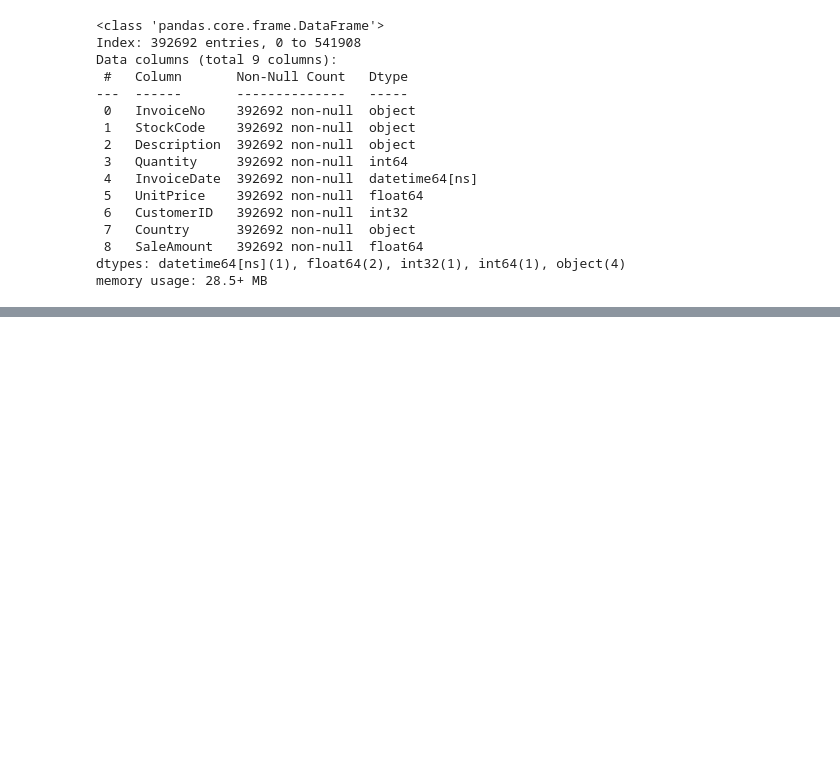
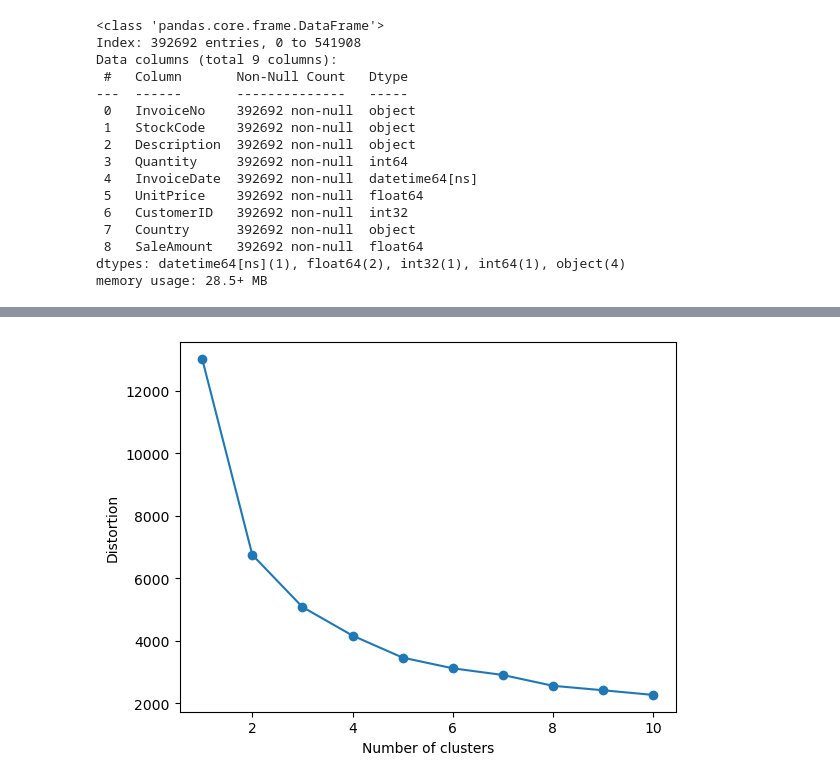
Before and after one commit to LEENYAMNYAM/AIDevelope, a Jupyter notebook: 비지도학습.ipynb, the cells around one changed output, grey strips where cells are left out. Saved outputs shown, nothing was run; the diff lists cells and outputs as text; code cells hidden in the pictures; blank space fills up the shorter version.

```diff
--- a/비지도학습.ipynb
+++ b/비지도학습.ipynb
@@ -207,0 +282,3 @@ aggregation = {
+# %%
+x_features = customer_df[['Frequency_log', 'SaleAmount_log', 'ElapsedDays_log']].values
+x_features
@@ -207,0 +293,16 @@ aggregation = {
+# %%
+from sklearn.preprocessing import StandardScaler
+x_features_scaled = StandardScaler().fit_transform(x_features)
+# %%
+distortions = []
+for i in range(1, 11):
+    kmeans_i = KMeans(n_clusters=i, random_state=0)
+    kmeans_i.fit(x_features_scaled)
+    distortions.append(kmeans_i.inertia_) # inertia_ : 클러스터 중심과 각 데이터 포인트 사이의 거리 제곱합
+
+plt.plot(range(1, 11), distortions, marker='o')
+plt.xlabel('Number of clusters')
+plt.ylabel('Distortion')
+plt.show()
+# %% [output]
+[figure, added]
```
Also changed, not shown: parts of 16 cells of this notebook.
